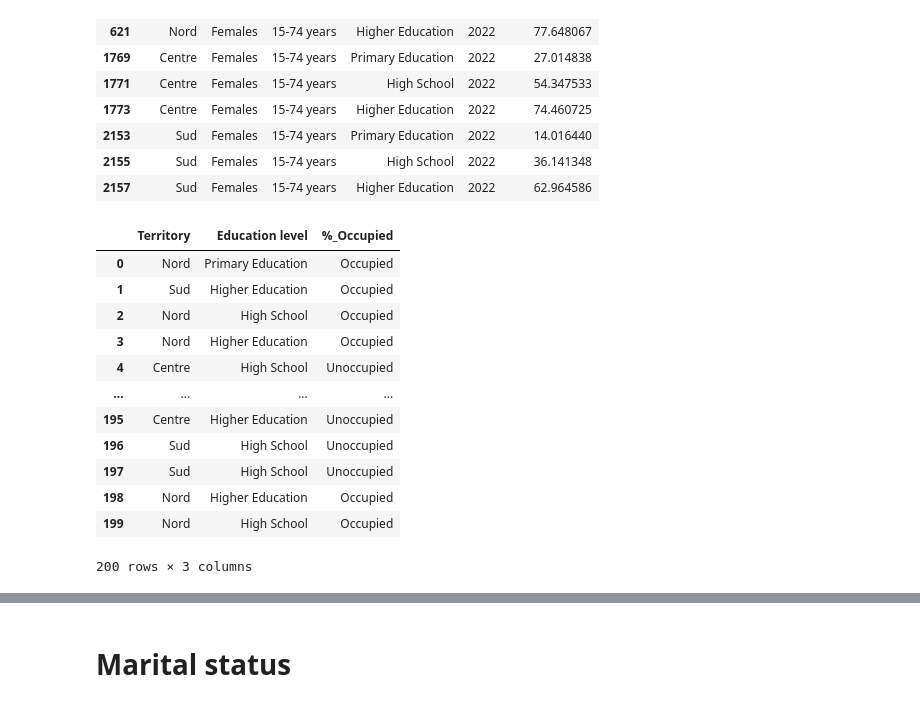
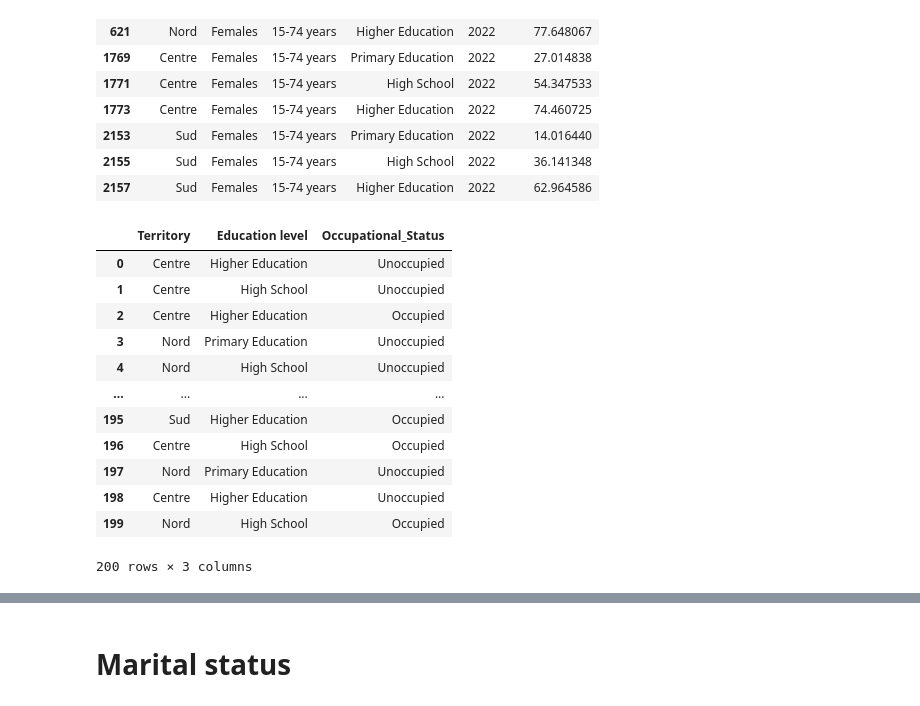
Before and after one commit to Cecilia8989/PfDA_Assignement, a Jupyter notebook: PfDA_Project_1.ipynb, the cells around one changed output, grey strips where cells are left out. Drawn from its saved outputs; the diff is of its cells as text; code cells hidden in the pictures.

```diff
--- a/PfDA_Project_1.ipynb
+++ b/PfDA_Project_1.ipynb
@@ -737,34 +737,34 @@ occupancy_rate
 # %%
 # Group 'violence_against_women' by 'Territory' and 'Educational level'
 grouped_occupancy_region = occupancy_rate.groupby(['Territory', 'Educational level'])['%_occupation']
 
 def Occupancy_level(row):
     # Extract 'Territory' and 'Educational level' from the current row
     row_combination = (row['Territory'], row['Education level'])
 
     # Check if the row_combination is present in the grouped data
     if row_combination in grouped_occupancy_region.groups:
         # Retrieve the first value of '%_occupation' for the corresponding group
         rate_of_occupancy = grouped_occupancy_region.get_group(row_combination).values[0]/100
         occupation_binomial = np.random.binomial(1, p=rate_of_occupancy)
         occupation = "Occupied" if occupation_binomial == 1 else "Unoccupied"
         return occupation
 
 
 # Apply the function to all rows and create a new column '%_of_occupation' in 'violence_against_women'
-violence_against_women["%_Occupied"] = violence_against_women.apply(Occupancy_level, axis=1)
+violence_against_women["Occupational_Status"] = violence_against_women.apply(Occupancy_level, axis=1)
 violence_against_women
 # %% [output]
-|  | Territory | Education level | %_Occupied |
-| 0 | Nord | Primary Education | Occupied |
-| 1 | Sud | Higher Education | Occupied |
-| 2 | Nord | High School | Occupied |
-| 3 | Nord | Higher Education | Occupied |
-| 4 | Centre | High School | Unoccupied |
+|  | Territory | Education level | Occupational_Status |
+| 0 | Centre | Higher Education | Unoccupied |
+| 1 | Centre | High School | Unoccupied |
+| 2 | Centre | Higher Education | Occupied |
+| 3 | Nord | Primary Education | Unoccupied |
+| 4 | Nord | High School | Unoccupied |
 | ... | ... | ... | ... |
-| 195 | Centre | Higher Education | Unoccupied |
-| 196 | Sud | High School | Unoccupied |
-| 197 | Sud | High School | Unoccupied |
-| 198 | Nord | Higher Education | Occupied |
+| 195 | Sud | Higher Education | Occupied |
+| 196 | Centre | High School | Occupied |
+| 197 | Nord | Primary Education | Unoccupied |
+| 198 | Centre | Higher Education | Unoccupied |
 | 199 | Nord | High School | Occupied |
 200 rows × 3 columns
```
Also changed, not shown: parts of 18 cells of this notebook, 1 other file.
